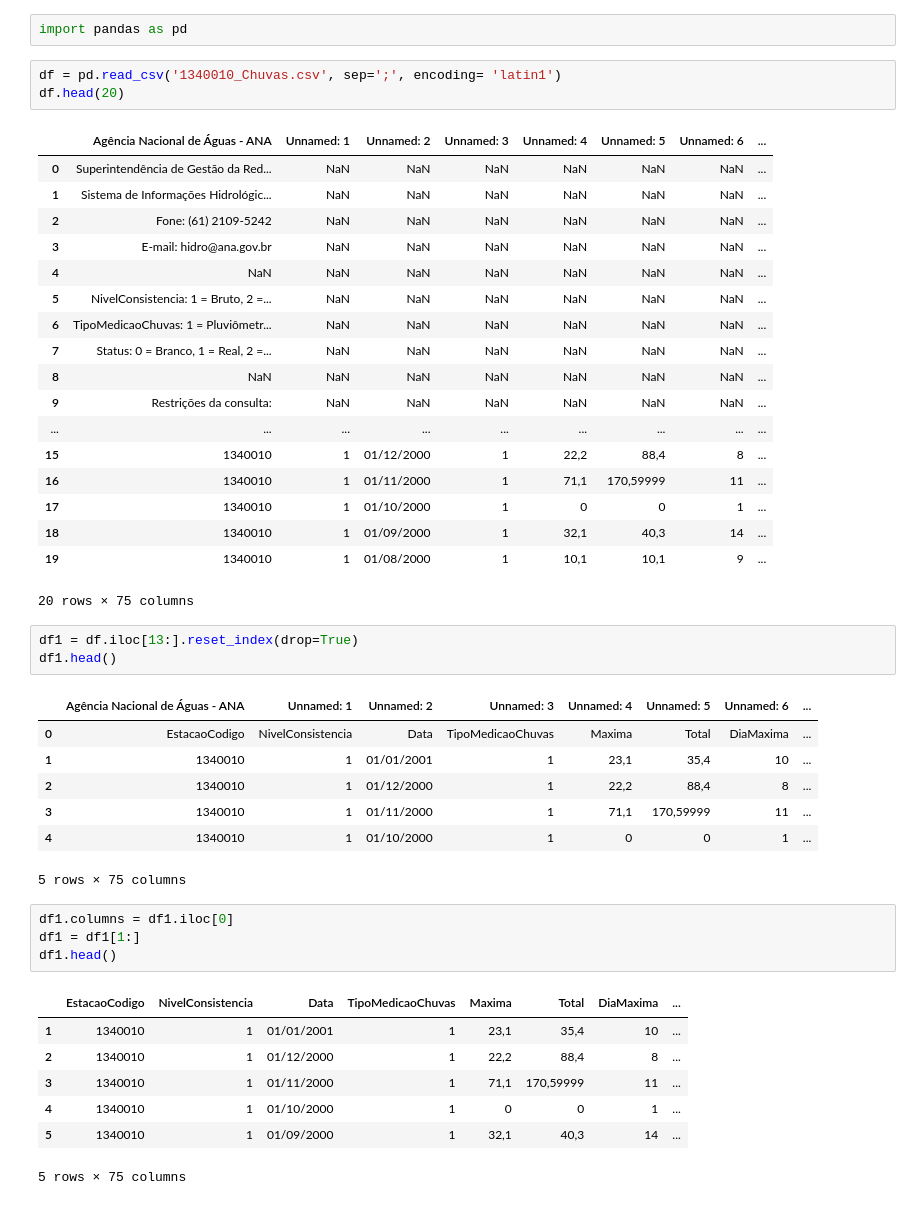
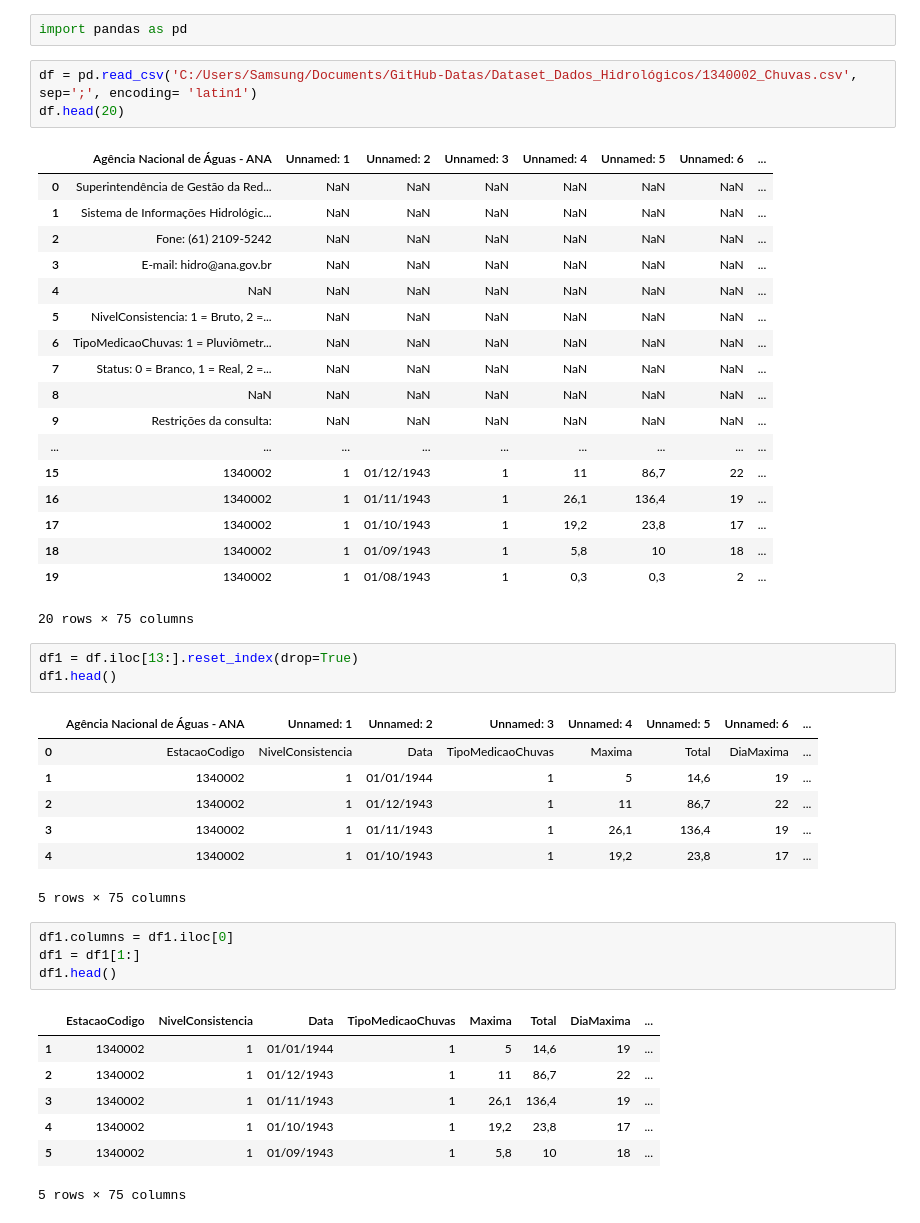
Before and after one commit to Bruno-Santana-Eco/Dados_Hidrologicos, a Jupyter notebook: Relatorio_hidrologico.ipynb, the cells around one changed output. Drawn from its saved outputs; the diff is of its cells as text.

```diff
--- a/Relatorio_hidrologico.ipynb
+++ b/Relatorio_hidrologico.ipynb
@@ -1,26 +1,26 @@
 # %%
 import pandas as pd
 # %%
-df = pd.read_csv('1340010_Chuvas.csv', sep=';', encoding= 'latin1')
+df = pd.read_csv('C:/Users/Samsung/Documents/GitHub-Datas/Dataset_Dados_Hidrológicos/1340002_Chuvas.csv', sep=';', encoding= 'latin1')
 df.head(20)
 # %% [output]
 |  | Agência Nacional de Águas - ANA | Unnamed: 1 | Unnamed: 2 | Unnamed: 3 | Unnamed: 4 | Unnamed: 5 | Unnamed: 6 | ... |
 | 0 | Superintendência de Gestão da Red... | NaN | NaN | NaN | NaN | NaN | NaN | ... |
 | 1 | Sistema de Informações Hidrológic... | NaN | NaN | NaN | NaN | NaN | NaN | ... |
 | 2 | Fone: (61) 2109-5242 | NaN | NaN | NaN | NaN | NaN | NaN | ... |
 | 3 | E-mail: hidro@ana.gov.br | NaN | NaN | NaN | NaN | NaN | NaN | ... |
 | 4 | NaN | NaN | NaN | NaN | NaN | NaN | NaN | ... |
 | 5 | NivelConsistencia: 1 = Bruto, 2 =... | NaN | NaN | NaN | NaN | NaN | NaN | ... |
 | 6 | TipoMedicaoChuvas: 1 = Pluviômetr... | NaN | NaN | NaN | NaN | NaN | NaN | ... |
 | 7 | Status: 0 = Branco, 1 = Real, 2 =... | NaN | NaN | NaN | NaN | NaN | NaN | ... |
 | 8 | NaN | NaN | NaN | NaN | NaN | NaN | NaN | ... |
 | 9 | Restrições da consulta: | NaN | NaN | NaN | NaN | NaN | NaN | ... |
 | ... | ... | ... | ... | ... | ... | ... | ... | ... |
-| 15 | 1340010 | 1 | 01/12/2000 | 1 | 22,2 | 88,4 | 8 | ... |
-| 16 | 1340010 | 1 | 01/11/2000 | 1 | 71,1 | 170,59999 | 11 | ... |
-| 17 | 1340010 | 1 | 01/10/2000 | 1 | 0 | 0 | 1 | ... |
-| 18 | 1340010 | 1 | 01/09/2000 | 1 | 32,1 | 40,3 | 14 | ... |
-| 19 | 1340010 | 1 | 01/08/2000 | 1 | 10,1 | 10,1 | 9 | ... |
+| 15 | 1340002 | 1 | 01/12/1943 | 1 | 11 | 86,7 | 22 | ... |
+| 16 | 1340002 | 1 | 01/11/1943 | 1 | 26,1 | 136,4 | 19 | ... |
+| 17 | 1340002 | 1 | 01/10/1943 | 1 | 19,2 | 23,8 | 17 | ... |
+| 18 | 1340002 | 1 | 01/09/1943 | 1 | 5,8 | 10 | 18 | ... |
+| 19 | 1340002 | 1 | 01/08/1943 | 1 | 0,3 | 0,3 | 2 | ... |
 20 rows × 75 columns
 # %%
 df1 = df.iloc[13:].reset_index(drop=True)
@@ -28,10 +28,10 @@ df1.head()
 # %% [output]
 |  | Agência Nacional de Águas - ANA | Unnamed: 1 | Unnamed: 2 | Unnamed: 3 | Unnamed: 4 | Unnamed: 5 | Unnamed: 6 | ... |
 | 0 | EstacaoCodigo | NivelConsistencia | Data | TipoMedicaoChuvas | Maxima | Total | DiaMaxima | ... |
-| 1 | 1340010 | 1 | 01/01/2001 | 1 | 23,1 | 35,4 | 10 | ... |
-| 2 | 1340010 | 1 | 01/12/2000 | 1 | 22,2 | 88,4 | 8 | ... |
-| 3 | 1340010 | 1 | 01/11/2000 | 1 | 71,1 | 170,59999 | 11 | ... |
-| 4 | 1340010 | 1 | 01/10/2000 | 1 | 0 | 0 | 1 | ... |
+| 1 | 1340002 | 1 | 01/01/1944 | 1 | 5 | 14,6 | 19 | ... |
+| 2 | 1340002 | 1 | 01/12/1943 | 1 | 11 | 86,7 | 22 | ... |
+| 3 | 1340002 | 1 | 01/11/1943 | 1 | 26,1 | 136,4 | 19 | ... |
+| 4 | 1340002 | 1 | 01/10/1943 | 1 | 19,2 | 23,8 | 17 | ... |
 5 rows × 75 columns
 # %%
 df1.columns = df1.iloc[0]
@@ -39,9 +39,9 @@ df1 = df1[1:]
 df1.head()
 # %% [output]
 |  | EstacaoCodigo | NivelConsistencia | Data | TipoMedicaoChuvas | Maxima | Total | DiaMaxima | ... |
-| 1 | 1340010 | 1 | 01/01/2001 | 1 | 23,1 | 35,4 | 10 | ... |
-| 2 | 1340010 | 1 | 01/12/2000 | 1 | 22,2 | 88,4 | 8 | ... |
-| 3 | 1340010 | 1 | 01/11/2000 | 1 | 71,1 | 170,59999 | 11 | ... |
-| 4 | 1340010 | 1 | 01/10/2000 | 1 | 0 | 0 | 1 | ... |
-| 5 | 1340010 | 1 | 01/09/2000 | 1 | 32,1 | 40,3 | 14 | ... |
+| 1 | 1340002 | 1 | 01/01/1944 | 1 | 5 | 14,6 | 19 | ... |
+| 2 | 1340002 | 1 | 01/12/1943 | 1 | 11 | 86,7 | 22 | ... |
+| 3 | 1340002 | 1 | 01/11/1943 | 1 | 26,1 | 136,4 | 19 | ... |
+| 4 | 1340002 | 1 | 01/10/1943 | 1 | 19,2 | 23,8 | 17 | ... |
+| 5 | 1340002 | 1 | 01/09/1943 | 1 | 5,8 | 10 | 18 | ... |
 5 rows × 75 columns
```
Also changed, not shown: parts of 3 cells of this notebook.
